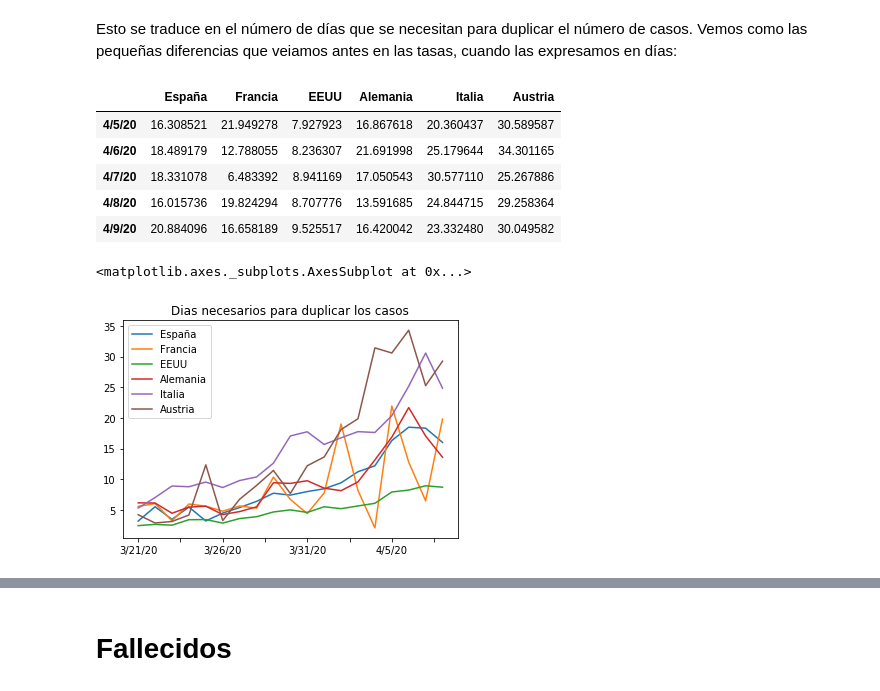
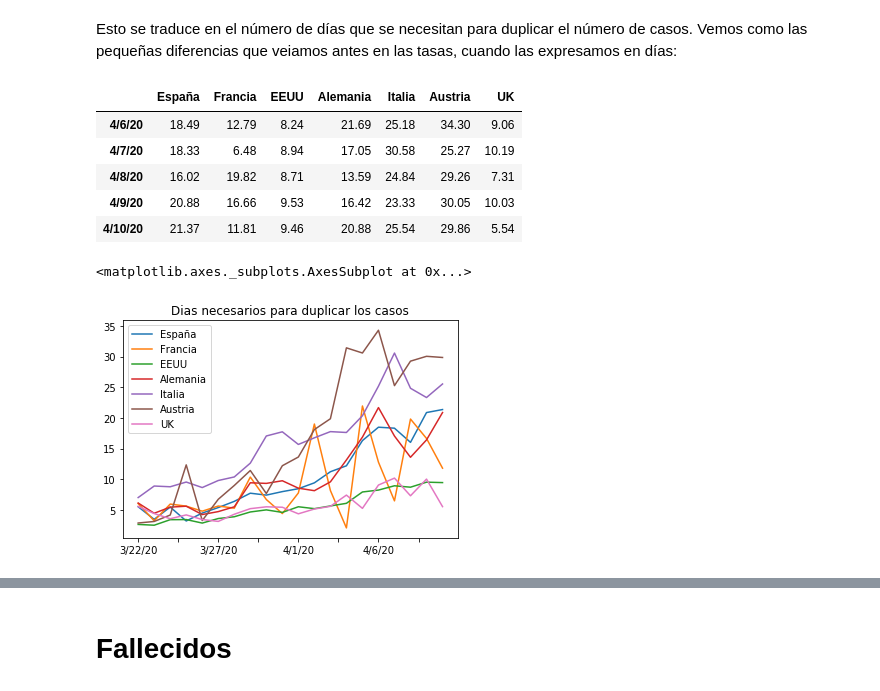
Before and after one commit to eugeniogarcia/python, a Jupyter notebook: AI notebooks/Datasets/Covid-19.ipynb, the cells around one changed output, grey strips where cells are left out. Saved outputs shown, nothing was run; the diff lists cells and outputs as text; code cells hidden in the pictures.

```diff
--- a/AI notebooks/Datasets/Covid-19.ipynb
+++ b/AI notebooks/Datasets/Covid-19.ipynb
@@ -39,13 +39,13 @@ def diasDuplicar(x):
             if((m.log(i,2)-delta)==0):
                 respuesta.append(-1)
             else:
-                respuesta.append(1/(m.log(i,2)-delta))
+                respuesta.append(round(1/(m.log(i,2)-delta),2))
             delta=m.log(i,2)
         else:
             if (0-delta == 0):
                 respuesta.append(-1)
             else:
-                respuesta.append(1/(0-delta))
+                respuesta.append(round(1/(0-delta),2))
             delta=0
     return respuesta
 # %% [markdown]
@@ -94,8 +94,9 @@ aut=casos[casos['Country/Region']=='Austria'].loc[:,'1/22/20':].T
 ger=casos[casos['Country/Region']=='Germany'].loc[:,'1/22/20':].T
 usa=casos[casos['Country/Region']=='US'].loc[:,'1/22/20':].T
 fra=casos[(casos['Country/Region']=='France') & (pd.isnull(casos['Province/State']))].loc[:,'1/22/20':].T
+uk=casos[(casos['Country/Region']=='United Kingdom') & (pd.isnull(casos['Province/State']))].loc[:,'1/22/20':].T
 # %%
-total_casos = pd.DataFrame({'España':esp[esp.columns[0]],'Francia':fra[fra.columns[0]],'EEUU':usa[usa.columns[0]],'Alemania':ger[ger.columns[0]],'Italia':ita[ita.columns[0]],'Austria':aut[aut.columns[0]],})
+total_casos = pd.DataFrame({'España':esp[esp.columns[0]],'Francia':fra[fra.columns[0]],'EEUU':usa[usa.columns[0]],'Alemania':ger[ger.columns[0]],'Italia':ita[ita.columns[0]],'Austria':aut[aut.columns[0]],'UK':uk[uk.columns[0]],})
 # %%
 total_casos.tail()
 # %% [output]
@@ -212,14 +187,14 @@ Esto se traduce en el número de días que se necesitan para duplicar el número
 # %%
 total_casos.apply(diasDuplicar).tail()
 # %% [output]
-|  | España | Francia | EEUU | Alemania | Italia | Austria |
-| 4/5/20 | 16.308521 | 21.949278 | 7.927923 | 16.867618 | 20.360437 | 30.589587 |
-| 4/6/20 | 18.489179 | 12.788055 | 8.236307 | 21.691998 | 25.179644 | 34.301165 |
-| 4/7/20 | 18.331078 | 6.483392 | 8.941169 | 17.050543 | 30.577110 | 25.267886 |
-| 4/8/20 | 16.015736 | 19.824294 | 8.707776 | 13.591685 | 24.844715 | 29.258364 |
-| 4/9/20 | 20.884096 | 16.658189 | 9.525517 | 16.420042 | 23.332480 | 30.049582 |
+|  | España | Francia | EEUU | Alemania | Italia | Austria | UK |
+| 4/6/20 | 18.49 | 12.79 | 8.24 | 21.69 | 25.18 | 34.30 | 9.06 |
+| 4/7/20 | 18.33 | 6.48 | 8.94 | 17.05 | 30.58 | 25.27 | 10.19 |
+| 4/8/20 | 16.02 | 19.82 | 8.71 | 13.59 | 24.84 | 29.26 | 7.31 |
+| 4/9/20 | 20.88 | 16.66 | 9.53 | 16.42 | 23.33 | 30.05 | 10.03 |
+| 4/10/20 | 21.37 | 11.81 | 9.46 | 20.88 | 25.54 | 29.86 | 5.54 |
 # %%
-total_casos.apply(diasDuplicar)[-20:-1].plot(title="Dias necesarios para duplicar los casos")
+total_casos.apply(diasDuplicar)[-20:].plot(title="Dias necesarios para duplicar los casos")
 # %% [output]
 <matplotlib.axes._subplots.AxesSubplot at 0x...>
-[figure, old version]
+[figure, new version]
```
Also changed, not shown: parts of 25 cells of this notebook, 2 other files.
